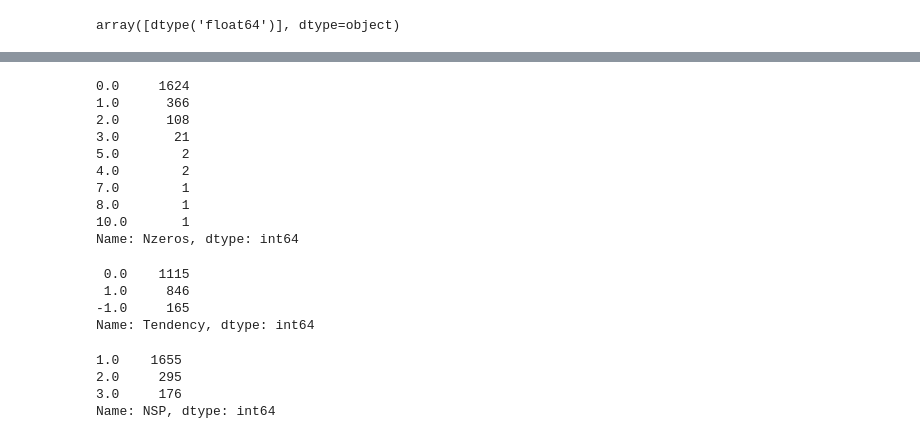
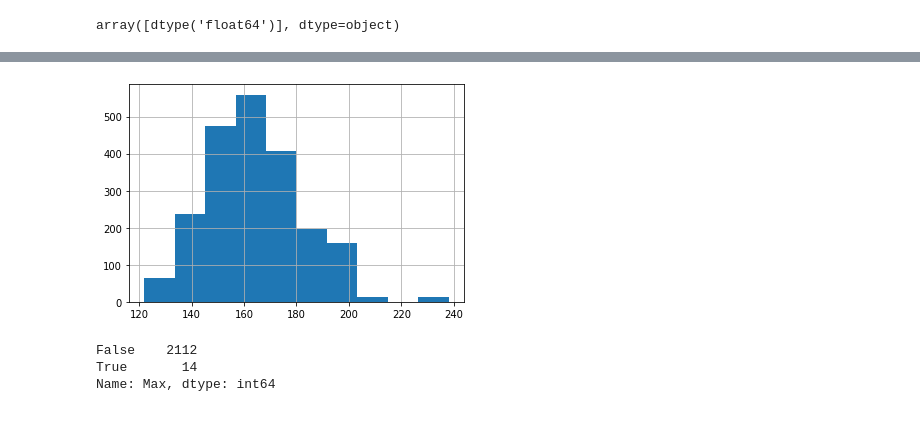
Before and after one commit to moaaztaha/Machine-Learning-Assignment, a Jupyter notebook: CTG Classification.ipynb, the cells around one changed output, grey strips where cells are left out. Drawn from its saved outputs; the diff is of its cells as text; code cells hidden in the pictures.

```diff
--- a/CTG Classification.ipynb
+++ b/CTG Classification.ipynb
@@ -370,27 +433,11 @@ Name: DS.1, dtype: int64
+# %%
+df['Max'].hist()
+plt.show()
+# %% [output]
+[figure, added]
 # %%
-pd.value_counts(df.Nzeros)
+pd.value_counts(df['Max']>220)
 # %% [output]
-0.0     1624
-1.0      366
-2.0      108
-3.0       21
-5.0        2
-4.0        2
-7.0        1
-8.0        1
-10.0       1
-Name: Nzeros, dtype: int64
+False    2112
+True       14
+Name: Max, dtype: int64
-# %%
-pd.value_counts(df.Tendency)
-# %% [output]
- 0.0    1115
- 1.0     846
--1.0     165
-Name: Tendency, dtype: int64
-# %%
-pd.value_counts(df.NSP)
-# %% [output]
-1.0    1655
-2.0     295
-3.0     176
-Name: NSP, dtype: int64
```
Also changed, not shown: parts of 25 cells of this notebook.
